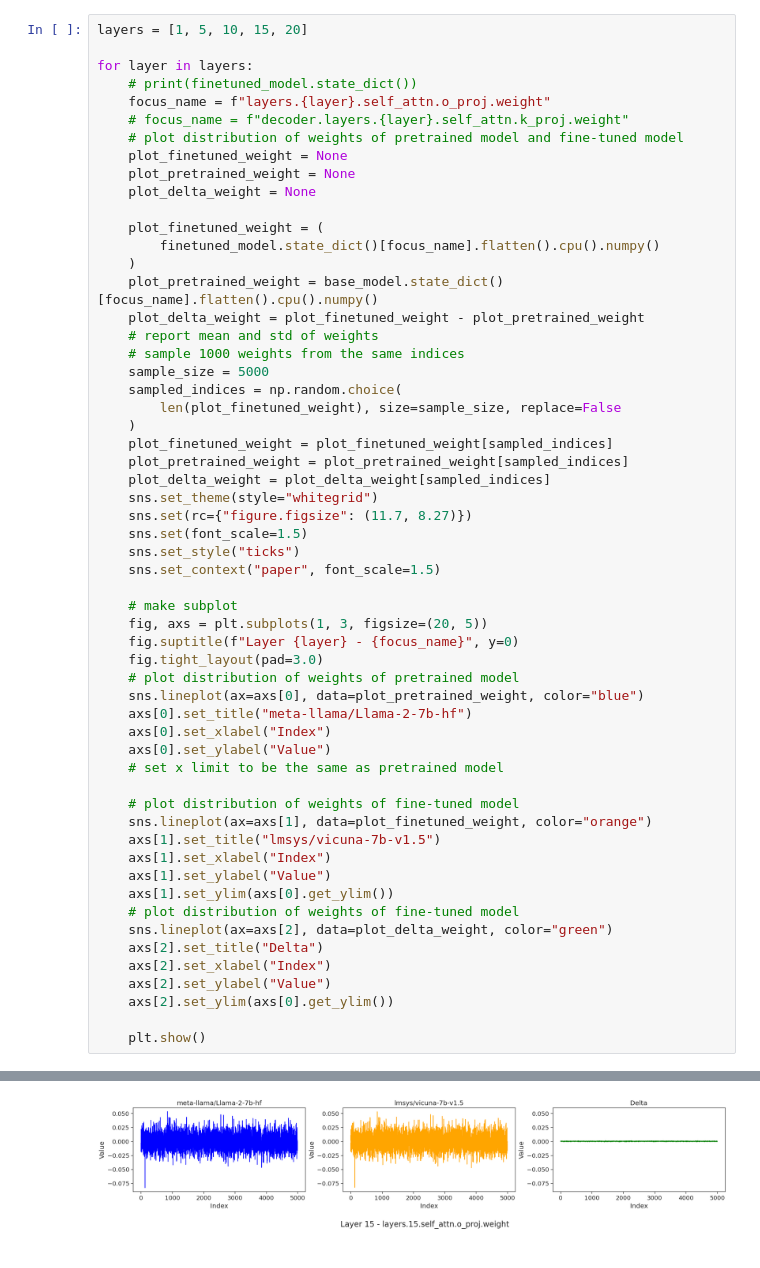
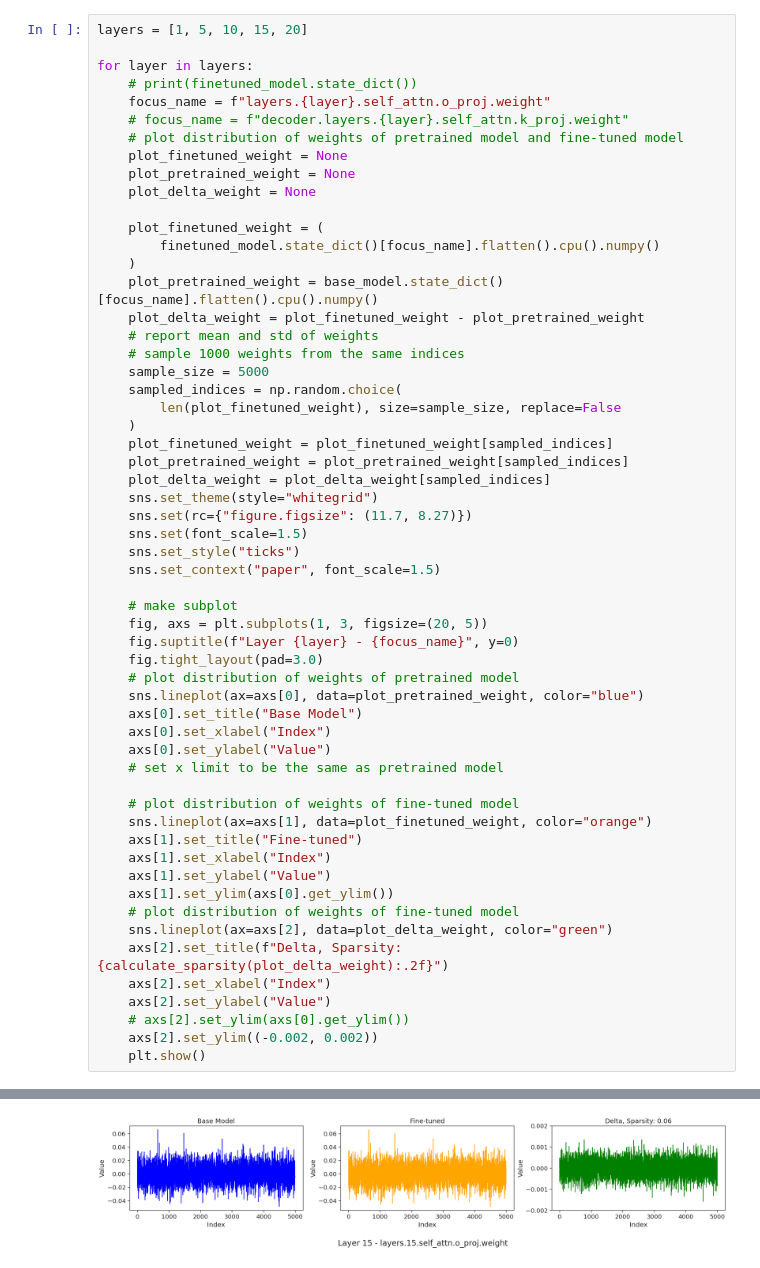
Before and after one commit to eth-easl/deltazip, a Jupyter notebook: notebooks/explore.ipynb, the cells around one changed output, grey strips where cells are left out. Drawn from its saved outputs; the diff is of its cells as text.

```diff
--- a/notebooks/explore.ipynb
+++ b/notebooks/explore.ipynb
@@ -48,23 +56,23 @@ for layer in layers:
     fig.tight_layout(pad=3.0)
     # plot distribution of weights of pretrained model
     sns.lineplot(ax=axs[0], data=plot_pretrained_weight, color="blue")
-    axs[0].set_title("meta-llama/Llama-2-7b-hf")
+    axs[0].set_title("Base Model")
     axs[0].set_xlabel("Index")
     axs[0].set_ylabel("Value")
     # set x limit to be the same as pretrained model
 
     # plot distribution of weights of fine-tuned model
     sns.lineplot(ax=axs[1], data=plot_finetuned_weight, color="orange")
-    axs[1].set_title("lmsys/vicuna-7b-v1.5")
+    axs[1].set_title("Fine-tuned")
     axs[1].set_xlabel("Index")
     axs[1].set_ylabel("Value")
     axs[1].set_ylim(axs[0].get_ylim())
     # plot distribution of weights of fine-tuned model
     sns.lineplot(ax=axs[2], data=plot_delta_weight, color="green")
-    axs[2].set_title("Delta")
+    axs[2].set_title(f"Delta, Sparsity: {calculate_sparsity(plot_delta_weight):.2f}")
     axs[2].set_xlabel("Index")
     axs[2].set_ylabel("Value")
-    axs[2].set_ylim(axs[0].get_ylim())
-
+    # axs[2].set_ylim(axs[0].get_ylim())
+    axs[2].set_ylim((-0.002, 0.002))
     plt.show()
 # %% [output]
@@ -74 +82 @@ for layer in layers:
-[figure, old version]
+[figure, new version]
```
Also changed, not shown: parts of 3 cells of this notebook, 4 other files.
